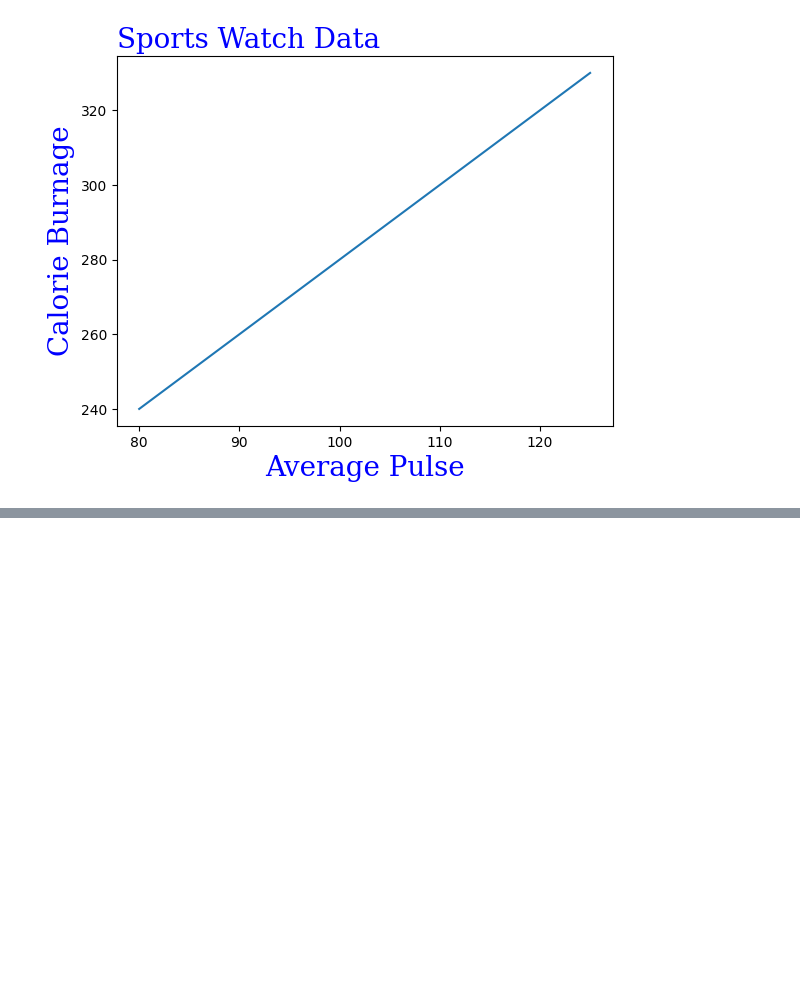
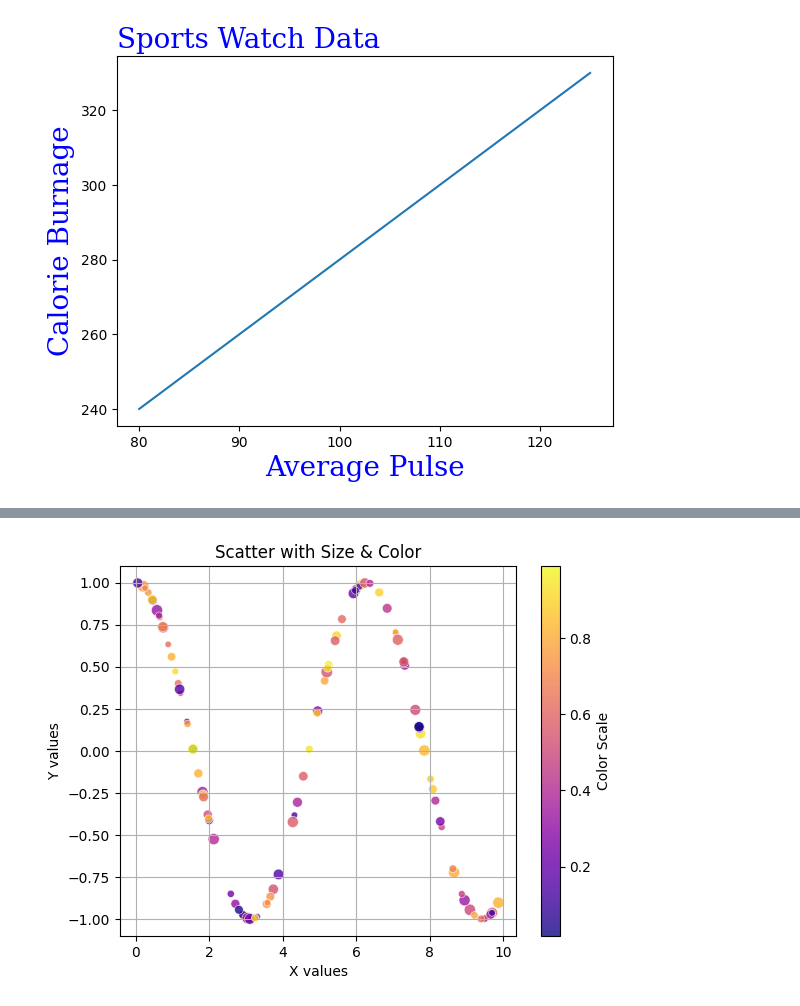
Before and after one commit to varunptel/Pythoning, a Jupyter notebook: Python_Matplotlib.ipynb, the cells around one changed output, grey strips where cells are left out. Cells and saved outputs as stored; diff of their text form; code cells hidden in the pictures; blank space fills up the shorter version.

```diff
--- a/Python_Matplotlib.ipynb
+++ b/Python_Matplotlib.ipynb
@@ -221,0 +311,14 @@ plt.show()
+# %%
+color = np.random.rand(100)
+sizes = 50 * np.random.rand(100) + 20
+
+sc = plt.scatter(x , y, s= sizes, c = color, cmap = 'plasma', alpha = 0.8, edgecolor = 'w' , linewidth = 0.5)
+plt.colorbar(sc, label = 'Color Scale')
+plt.title('Scatter with Size & Color')
+plt.xlabel('X values')
+plt.ylabel('Y values')
+plt.grid()
+
+plt.show()
+# %% [output]
+[figure, added]
```
Also changed, not shown: parts of 10 cells of this notebook.
